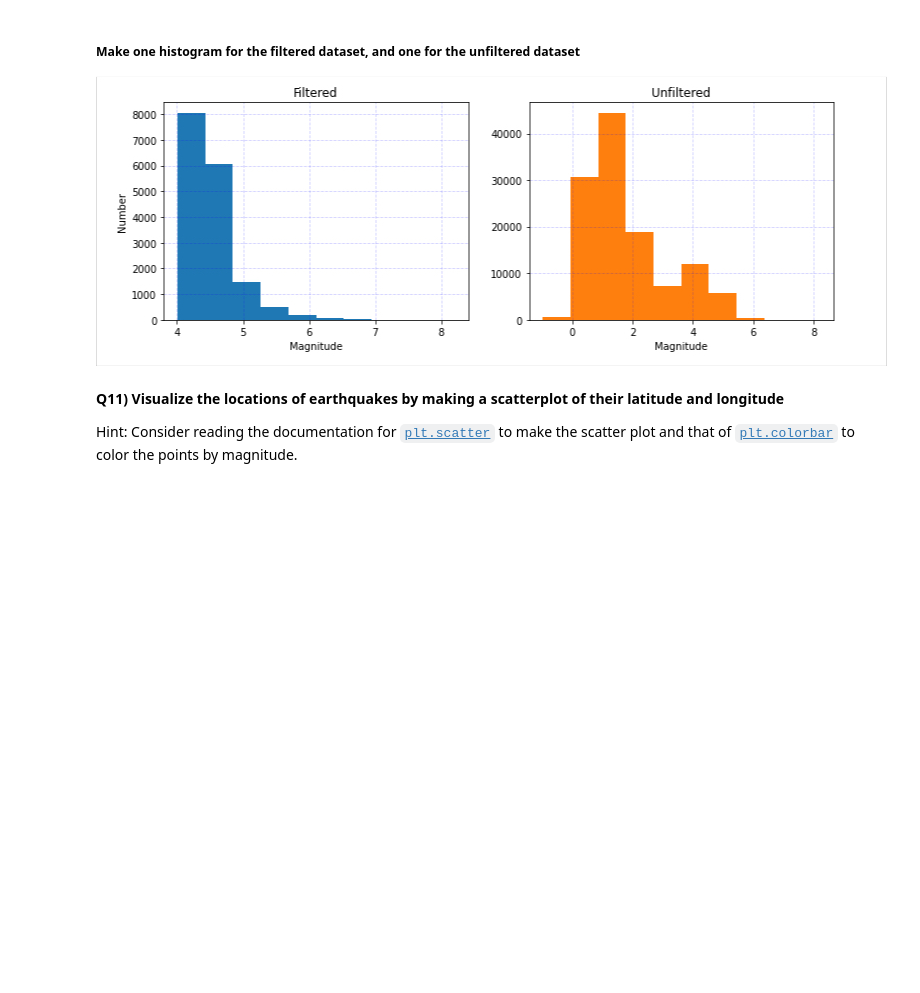
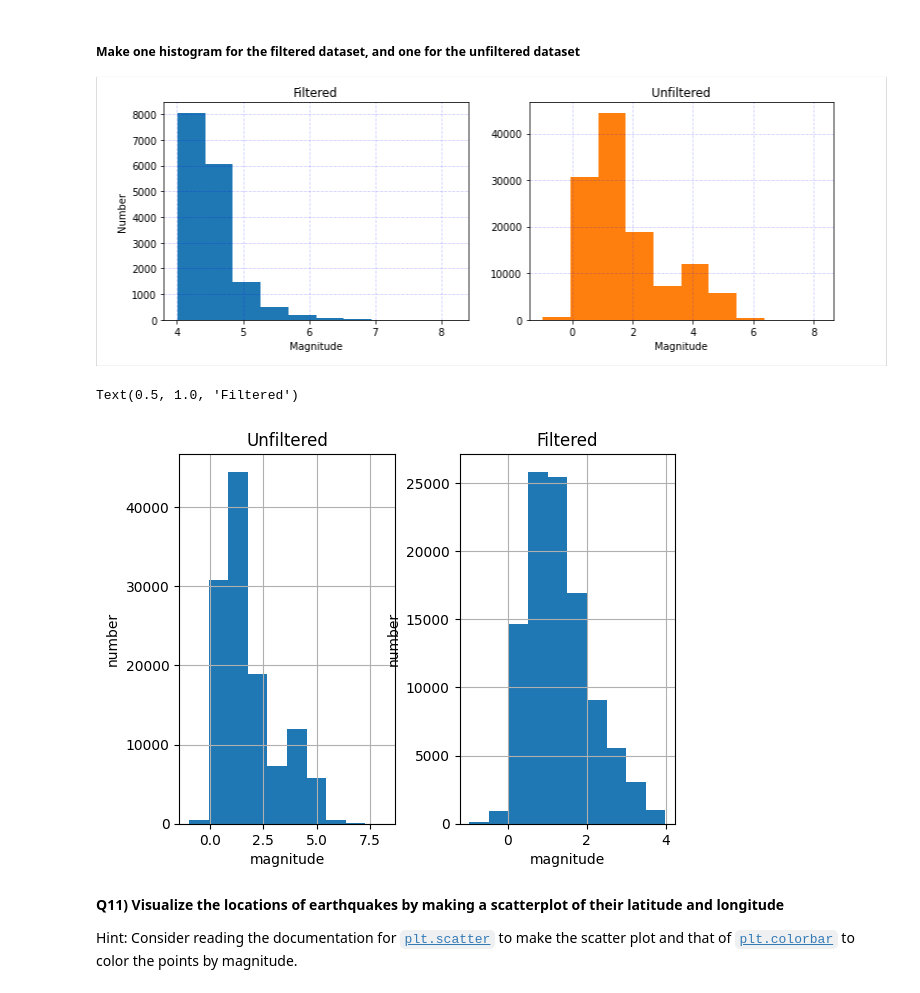
Before and after one commit to quentin02noel/2025_Intro_Python, a Jupyter notebook: notebook/W3_S1.ipynb, the cells around one changed output. Cells and saved outputs as stored; diff of their text form; code cells hidden in the pictures; blank space fills up the shorter version.

```diff
--- a/notebook/W3_S1.ipynb
+++ b/notebook/W3_S1.ipynb
@@ -440,6 +440,23 @@ __.______(___)
 ![aaaaa10.jpg](embedded-picture-1)
 # %%
 # Make a figure with two subplots, and use one subplot to show the filtered dataset histogram and the other for the unfiltered dataset histogram
+
+# First subplot: unfiltered dataset
+plt.subplot(1,2,1)
+df.hist('mag', ax=plt.gca())  # ax=plt.gca() permet d’utiliser le subplot actuel
+plt.xlabel('magnitude')
+plt.ylabel('number')
+plt.title('Unfiltered')
+
+# Second subplot: filtered dataset
+plt.subplot(1,2,2)
+filtered_df.hist('mag', ax=plt.gca())
+plt.xlabel('magnitude')
+plt.ylabel('number')
+plt.title('Filtered')
+# %% [output]
+Text(0.5, 1.0, 'Filtered')
+[figure, added]
 # %%
 #@markdown Fill in the blank version. Double click to reveal
 # Make one histogram for the filtered dataset, and one for the unfiltered dataset
```
Also changed, not shown: parts of 2 cells of this notebook.
